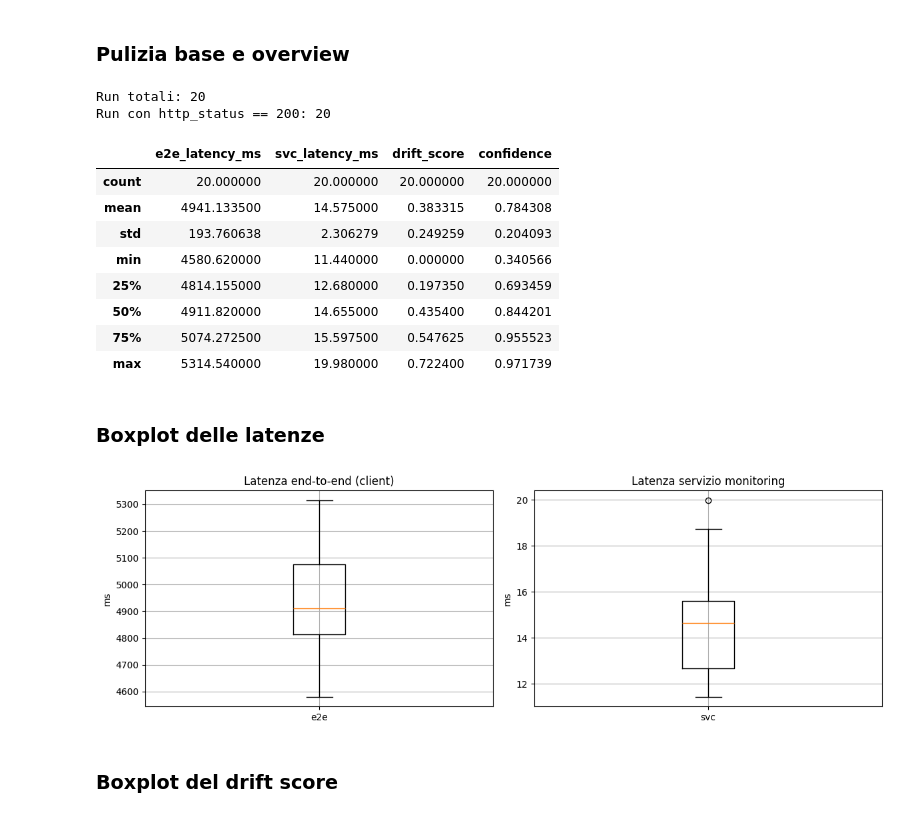
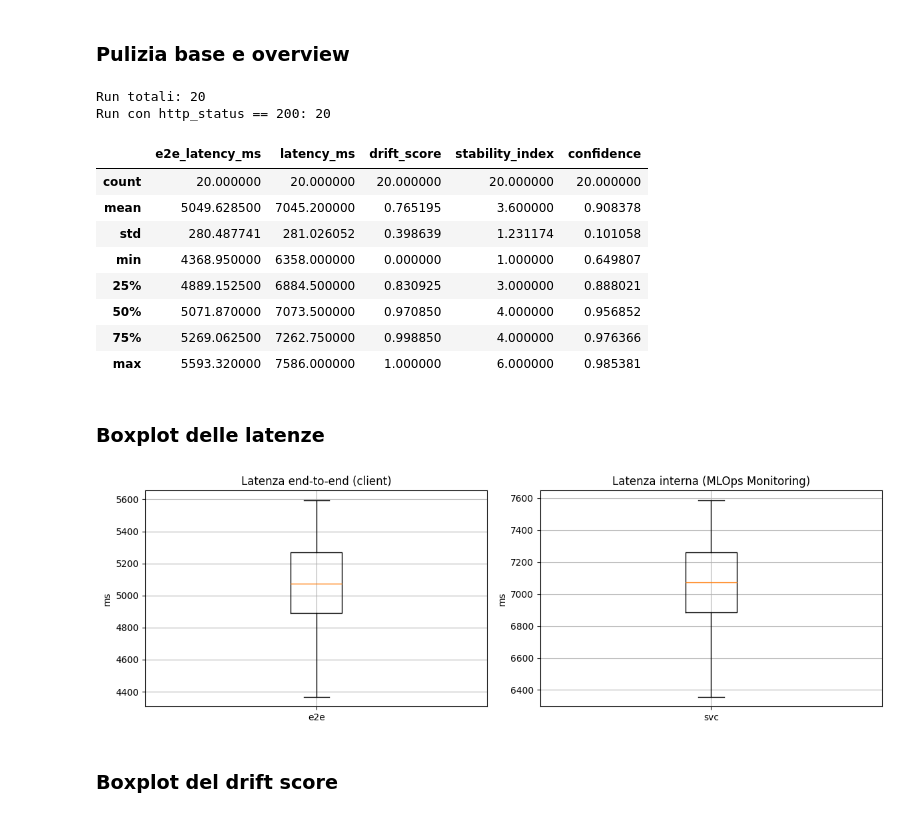
Before and after one commit to SimDimario/PENTION-M, a Jupyter notebook: validation/MLOps/MLOps_Validation_Analysis.ipynb, the cells around one changed output. Drawn from its saved outputs; the diff is of its cells as text; code cells hidden in the pictures.

```diff
--- a/validation/MLOps/MLOps_Validation_Analysis.ipynb
+++ b/validation/MLOps/MLOps_Validation_Analysis.ipynb
@@ -58,7 +58,7 @@ Numero di run: 20
 ### Pulizia base e overview
 # %%
 # Conversione di alcune colonne numeriche
-for col in ["e2e_latency_ms", "svc_latency_ms", "drift_score", "stability_index", "confidence"]:
+for col in ["e2e_latency_ms", "latency_ms", "drift_score", "stability_index", "confidence"]:
     if col in df.columns:
         df[col] = pd.to_numeric(df[col], errors="coerce")
 
@@ -68,49 +68,49 @@ df_ok = df[df["http_status"] == 200].copy()
 print("Run totali:", len(df))
 print("Run con http_status == 200:", len(df_ok))
 
-df_ok.describe()[["e2e_latency_ms", "svc_latency_ms", "drift_score", "confidence"]]
+df_ok.describe()[["e2e_latency_ms", "latency_ms", "drift_score", "stability_index", "confidence"]]
 # %% [output]
 Run totali: 20
 Run con http_status == 200: 20
-|  | e2e_latency_ms | svc_latency_ms | drift_score | confidence |
-| count | 20.000000 | 20.000000 | 20.000000 | 20.000000 |
-| mean | 4941.133500 | 14.575000 | 0.383315 | 0.784308 |
-| std | 193.760638 | 2.306279 | 0.249259 | 0.204093 |
-| min | 4580.620000 | 11.440000 | 0.000000 | 0.340566 |
-| 25% | 4814.155000 | 12.680000 | 0.197350 | 0.693459 |
-| 50% | 4911.820000 | 14.655000 | 0.435400 | 0.844201 |
-| 75% | 5074.272500 | 15.597500 | 0.547625 | 0.955523 |
-| max | 5314.540000 | 19.980000 | 0.722400 | 0.971739 |
+|  | e2e_latency_ms | latency_ms | drift_score | stability_index | confidence |
+| count | 20.000000 | 20.000000 | 20.000000 | 20.000000 | 20.000000 |
+| mean | 5049.628500 | 7045.200000 | 0.765195 | 3.600000 | 0.908378 |
+| std | 280.487741 | 281.026052 | 0.398639 | 1.231174 | 0.101058 |
+| min | 4368.950000 | 6358.000000 | 0.000000 | 1.000000 | 0.649807 |
+| 25% | 4889.152500 | 6884.500000 | 0.830925 | 3.000000 | 0.888021 |
+| 50% | 5071.870000 | 7073.500000 | 0.970850 | 4.000000 | 0.956852 |
+| 75% | 5269.062500 | 7262.750000 | 0.998850 | 4.000000 | 0.976366 |
+| max | 5593.320000 | 7586.000000 | 1.000000 | 6.000000 | 0.985381 |
 # %% [markdown]
 ### Boxplot delle latenze
 # %%
 data = []
 labels = []
 
 if "e2e_latency_ms" in df_ok.columns:
     data.append(df_ok["e2e_latency_ms"].dropna())
     labels.append("Client end-to-end")
 
-if "svc_latency_ms" in df_ok.columns:
-    data.append(df_ok["svc_latency_ms"].dropna())
-    labels.append("Service (monitoring)")
+if "latency_ms" in df_ok.columns:
+    data.append(df_ok["latency_ms"].dropna())
+    labels.append("Monitoring latency (pipeline)")
 
 fig, axes = plt.subplots(1, 2, figsize=(12, 4))
 
 axes[0].boxplot(df_ok["e2e_latency_ms"].dropna())
 axes[0].set_title("Latenza end-to-end (client)")
 axes[0].set_ylabel("ms")
 axes[0].set_xticklabels(["e2e"])
 
-axes[1].boxplot(df_ok["svc_latency_ms"].dropna())
-axes[1].set_title("Latenza servizio monitoring")
+axes[1].boxplot(df_ok["latency_ms"].dropna())
+axes[1].set_title("Latenza interna (MLOps Monitoring)")
 axes[1].set_ylabel("ms")
 axes[1].set_xticklabels(["svc"])
 
 plt.tight_layout()
 plt.show()
 # %% [output]
-[figure, old version]
+[figure, new version]
 # %% [markdown]
 ### Boxplot del drift score
 # %%
```
Also changed, not shown: parts of 9 cells of this notebook, 23 other files.
